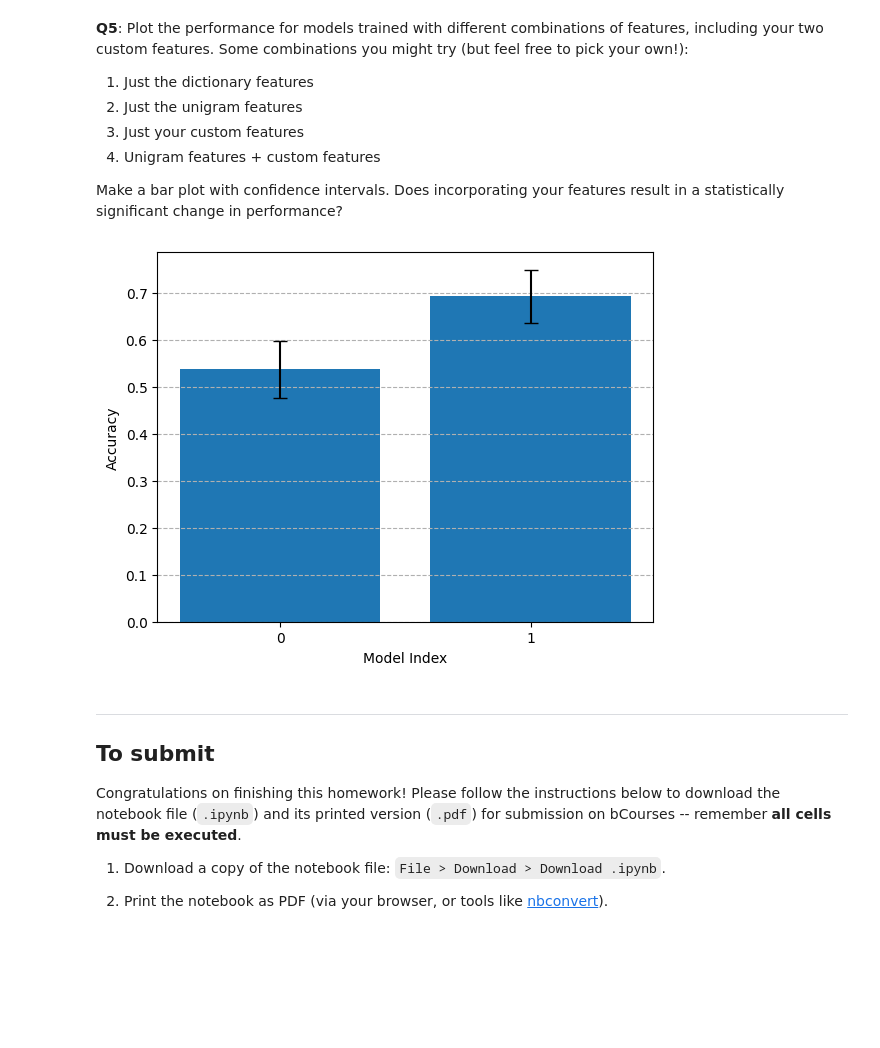
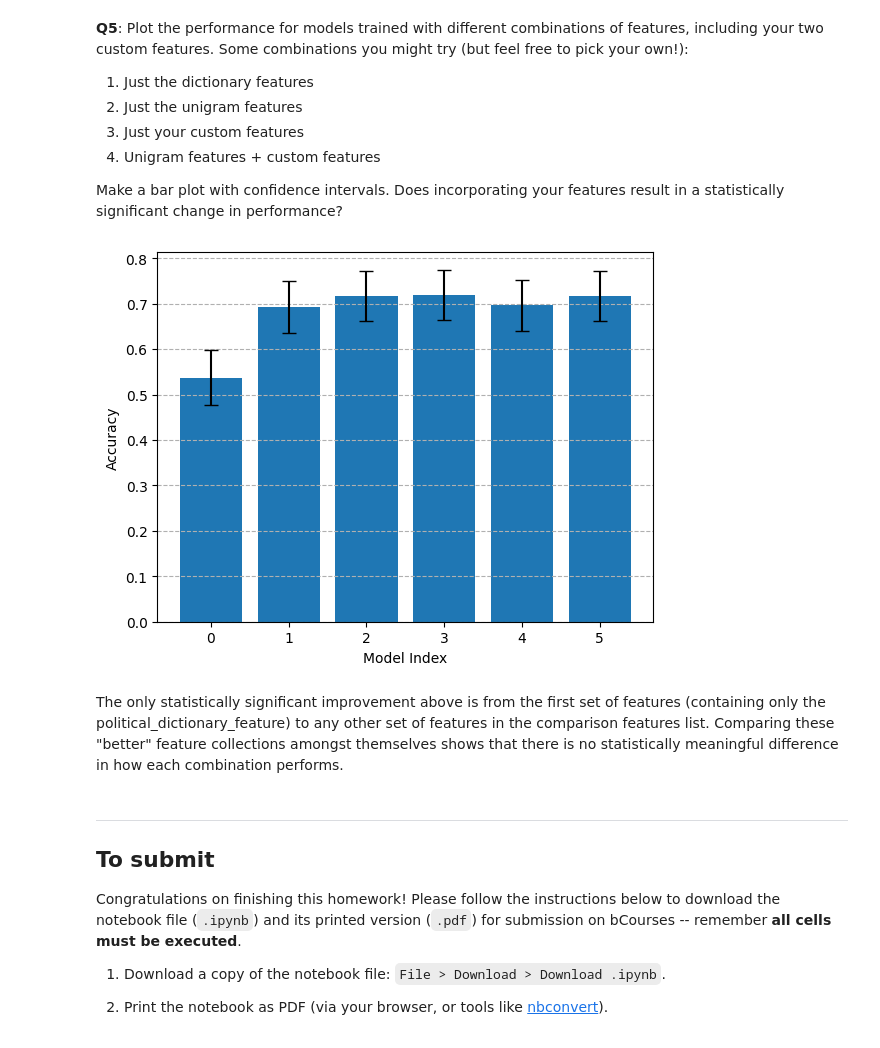
Before and after one commit to GoldPapaya/info256-applied-nlp, a Jupyter notebook: 5.classification/HW5_FeatureExploration.ipynb, the cells around one changed output. Saved outputs shown, nothing was run; the diff lists cells and outputs as text; code cells hidden in the pictures; blank space fills up the shorter version.

```diff
--- a/5.classification/HW5_FeatureExploration.ipynb
+++ b/5.classification/HW5_FeatureExploration.ipynb
@@ -224,7 +222,6 @@ def evaluate(x_train, x_dev, y_train, y_dev, feature_functions):
     logreg.fit(x_train_ids, y_train)
     predictions = logreg.predict(x_dev_ids)
     return (predictions, y_dev)
-    return logreg, feature_vocab, predictions, y_dev
 # %%
 def print_weights(clf, vocab, n=10):
     reverse_vocab = [None]*len(clf.coef_[0])
@@ -316,10 +313,8 @@ def binomial_test(predictions, targets, significance_level=0.95):
     elif significance_level == 0.99:
         z = 2.58
 
-    se = np.sqrt(p*(1 - p)/n)
-
-    lower_bound = max(0.0, p - z * se)
-    upper_bound = min(1.0, p + z * se)
+    lower_bound = max(0.0, p - z * np.sqrt(p*(1 - p)/n))
+    upper_bound = min(1.0, p + z * np.sqrt(p*(1 - p)/n))
 
     return (lower_bound, upper_bound)
 # %% [markdown]
@@ -342,35 +337,37 @@ features = [
     [political_dictionary_feature], # 0
     [unigram_feature], # 1
     [bigram_feature, document_length_feature], # 2
     [unigram_feature, bigram_feature, document_length_feature], # 3
     [political_dictionary_feature, unigram_feature], # 4
-    [political_dictionary_feature, unigram_feature, bigram_feature, document_length_feature] # 5
+    [political_dictionary_feature, unigram_feature, bigram_feature, document_length_feature], # 5
     ]
 feature_index = 0
 results = {}
 
 # evaluate models with features
 for feats in features:
     predictions, targets = evaluate(x_train, x_dev, y_train, y_dev, feats)  # last two outputs are preds & targets
     accuracy = sum(predictions == targets) / len(targets)
     lower_bound, upper_bound = binomial_test(predictions, targets)
     results[str(feature_index)] = (accuracy, lower_bound, upper_bound)
     feature_index += 1
 
 labels = list(results.keys()) # x axis will show index number of corresponding model from features list
 
 accuracies = [results[i][0] for i in labels] # y axis will show accuracy of each model
 
 errors_lower = [results[i][0] - results[i][1] for i in labels] # plot lower bound, accuracy - lower
 errors_upper = [results[i][2] - results[i][0] for i in labels] # plot upper bound, upper - accuracy
 
 plt.bar(labels, accuracies, yerr=[errors_lower, errors_upper], capsize=5)
 plt.ylabel("Accuracy")
 plt.xlabel("Model Index")
 plt.grid(axis='y', linestyle='--')
 plt.show()
 # %% [output]
-[figure, old version]
+[figure, new version]
+# %% [markdown]
+The only statistically significant improvement above is from the first set of features (containing only the political_dictionary_feature) to any other set of features in the comparison features list. Comparing these "better" feature collections amongst themselves shows that there is no statistically meaningful difference in how each combination performs.
 # %% [markdown]
 ---
 
```
Also changed, not shown: parts of 2 cells of this notebook.
